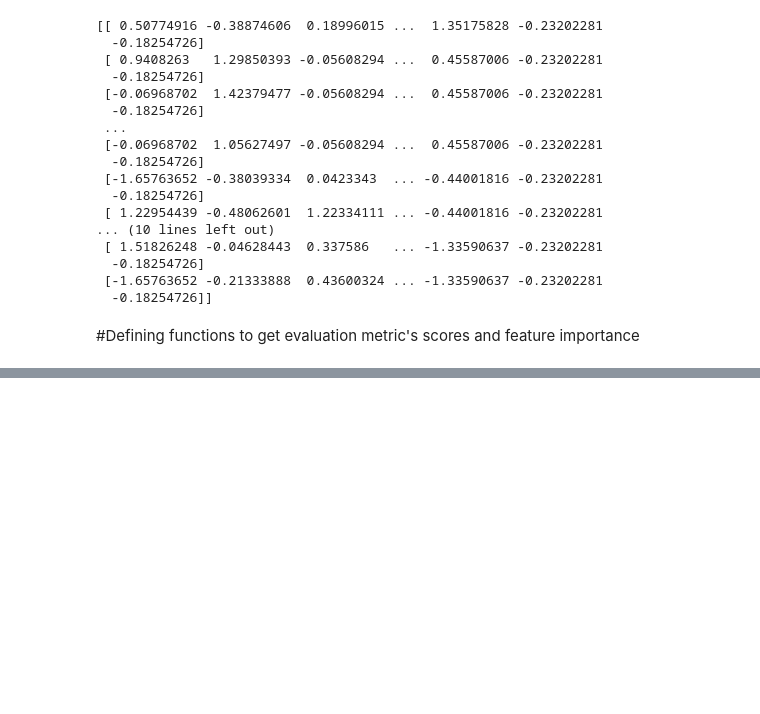
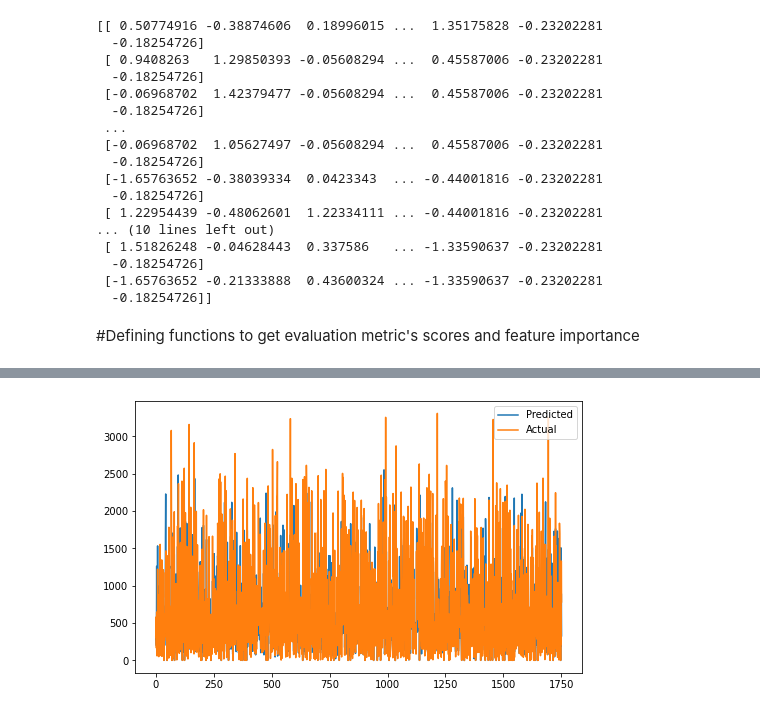
Before and after one commit to nivyathiruvoth/Seoul-Bike-Sharing-Demand-Prediction, a Jupyter notebook: Bike_Sharing_Demand_Prediction.ipynb, the cells around one changed output, grey strips where cells are left out. Drawn from its saved outputs; the diff is of its cells as text; code cells hidden in the pictures; blank space fills up the shorter version.

```diff
--- a/Bike_Sharing_Demand_Prediction.ipynb
+++ b/Bike_Sharing_Demand_Prediction.ipynb
@@ -517,0 +527,3 @@ def feature_importance(model):
+# %%
+#Fitting the model
+reg = LinearRegression().fit(X_train, y_train)
@@ -517,0 +552,4 @@ def feature_importance(model):
+# %%
+#Predicting
+y_pred_train = reg.predict(X_train)
+y_pred_test = reg.predict(X_test)
@@ -517,0 +580,9 @@ def feature_importance(model):
+# %%
+#Actual v/s prediction plot
+plt.figure(figsize=(8,5))
+plt.plot(np.array(np.expm1(y_pred_test)))
+plt.plot(np.array(np.expm1(y_test)))
+plt.legend(["Predicted","Actual"])
+plt.show()
+# %% [output]
+[figure, added]
```
Also changed, not shown: parts of 33 cells of this notebook.
